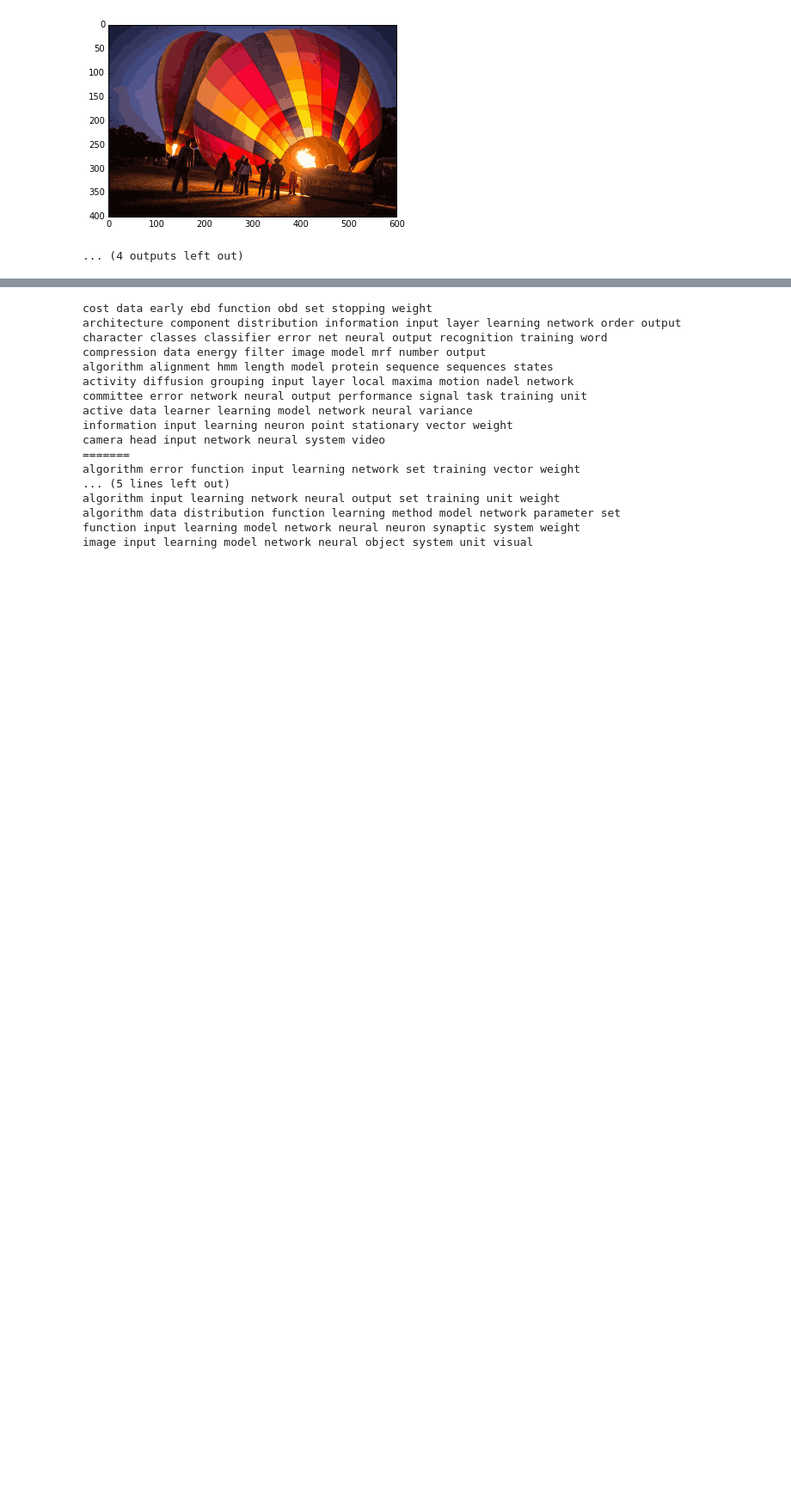
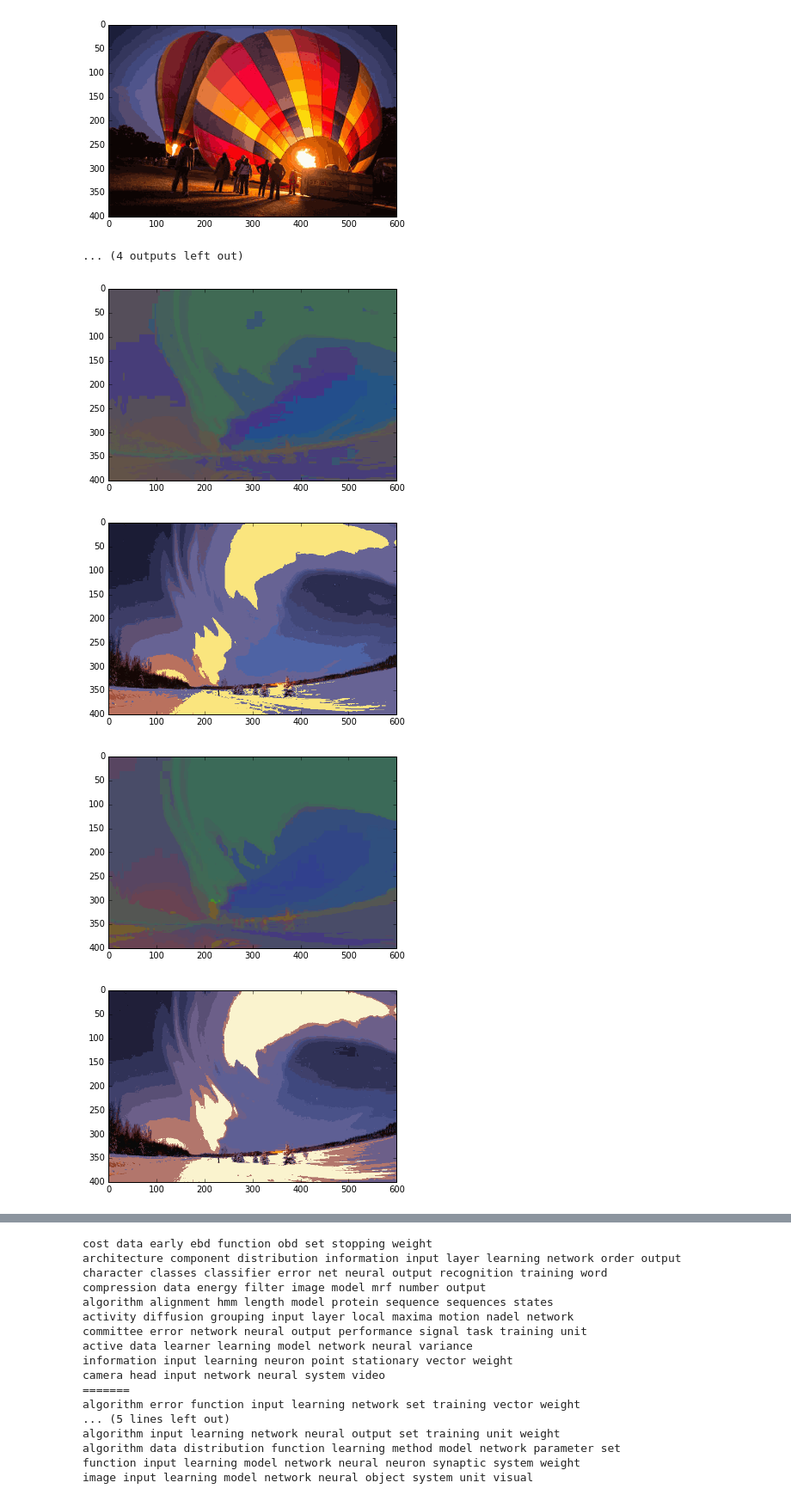
Before and after one commit to DarwinSenior/cs498, a Jupyter notebook: assignment5/HW5_1.ipynb, the cells around one changed output, grey strips where cells are left out. Shown at 86% size. Cells and saved outputs as stored; diff of their text form; code cells hidden in the pictures; blank space fills up the shorter version.

```diff
--- a/assignment5/HW5_1.ipynb
+++ b/assignment5/HW5_1.ipynb
@@ -131,9 +131,17 @@ for r in [10, 20, 50]:
     for pic in pics:
         pi, mu = theta[(pic,r)]
         pi, mu = EM(data[pic]*variance, r, E_normal, M_normal, theta=(pi, mu*variance), iters=50)
-        theta2[(pic, r)] = (pi, mu*variance)
+        theta2[(pic, r)] = (pi, mu/variance)
         display(data[pic], theta2[(pic, r)], dshape[pic])
 # %%
-theta_rand = init_multi(data['polarlights'], 20)
-theta_rand_end = EM(data[pic], 20, E_normal, M_normal, theta=theta_rand, iters=50)
-display(data['polarlights'], theta_rand_end, dshape['polarlights'])
+for i in range(5):
+    theta_rand = init_multi(data['polarlights'], 20)
+    display(data['polarlights'], theta_rand, dshape['polarlights'])
+    pi, mu = theta_rand
+    pi, mu = EM(data[pic]*variance, 20, E_normal, M_normal, theta=(pi, mu*variance), iters=10)
+    display(data['polarlights'], (pi, mu/variance), dshape['polarlights'])
+# %% [output]
+[figure, added]
+[figure, added]
+[figure, added]
+[figure, added]
```
Also changed, not shown: parts of 1 cell of this notebook.
